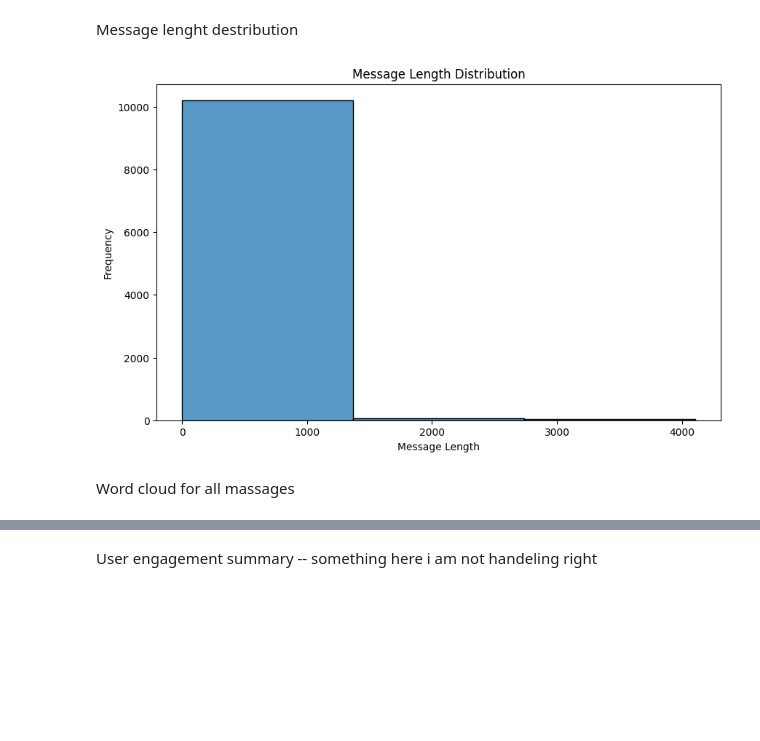
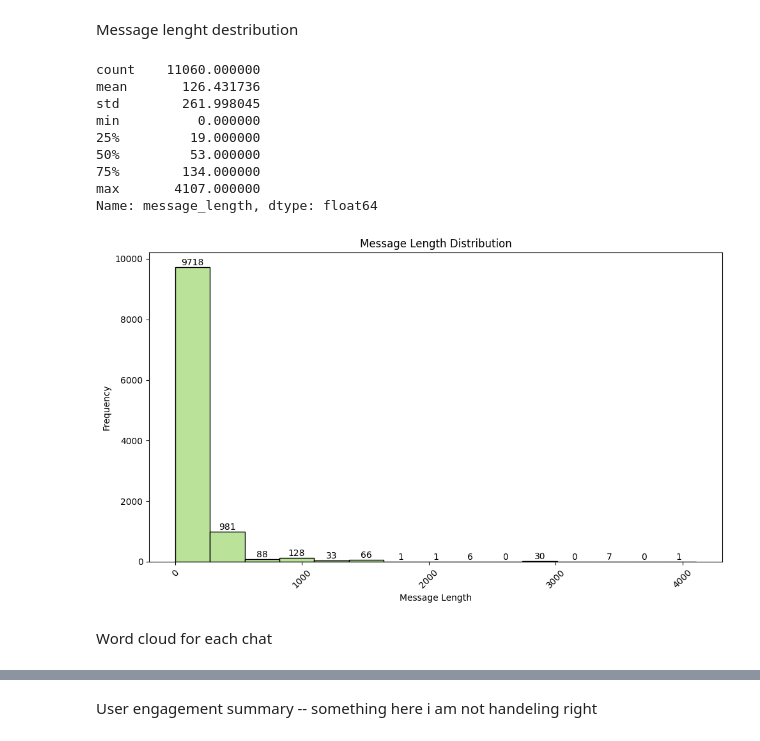
Before and after one commit to ada1312/telegram-scraping-etl, a Jupyter notebook: analysis/chat_analysis.ipynb, the cells around one changed output, grey strips where cells are left out. Saved outputs shown, nothing was run; the diff lists cells and outputs as text; code cells hidden in the pictures; blank space fills up the shorter version.

```diff
--- a/analysis/chat_analysis.ipynb
+++ b/analysis/chat_analysis.ipynb
@@ -270,0 +283,26 @@ Unique chat IDs after normalization:
+# %%
+# Find the top users in each chat
+top_users = human_messages_df.groupby(['chat_id', 'from_user'])['date'].count().reset_index(name='message_count')
+top_users = top_users.sort_values(['chat_id', 'message_count'], ascending=[True, False])
+
+# Merge with chat_info_df and user_info_df
+top_users_with_names = pd.merge(top_users, chat_info_df[['id', 'name']], left_on='chat_id', right_on='id', how='left')
+top_users_with_names = pd.merge(top_users_with_names, user_info_df[['id', 'first_name', 'last_name']], left_on='from_user', right_on='id', how='left')
+top_users_with_names['full_name'] = top_users_with_names['first_name'] + " " + top_users_with_names['last_name'].fillna('')
+
+# Print the top 5 users for each chat and create a histogram
+for chat_id, chat_users in top_users_with_names.groupby('chat_id'):
+    top_5_users = chat_users[['full_name', 'message_count']].head(5)
+    # Create a histogram for the top 5 users in this chat
+    ax = top_5_users.plot(x='full_name', y='message_count', kind='bar')
+    plt.title(f"Message Count for Top 5 Users in Chat: {chat_users['name'].unique()[0]}")
+    plt.xlabel("User")
+    plt.ylabel("Message Count")
+    plt.xticks(rotation=45)
+
+    # Add numbers on each bar
+    for p in ax.patches:
+        ax.annotate(str(p.get_height()), (p.get_x() + p.get_width() / 2, p.get_height()), ha='center', va='bottom')
+
+    plt.show()
+    print()
@@ -272,16 +314,36 @@ Unique chat IDs after normalization:
 Message lenght destribution
 # %%
 chat_history_df['message_length'] = chat_history_df['text'].astype(str).str.len()
+
+print(chat_history_df['message_length'].describe())
+
 plt.figure(figsize=(10, 6))
-sns.histplot(chat_history_df['message_length'], bins=3, kde=False)
+ax = sns.histplot(chat_history_df['message_length'], bins=15, kde=False)
 plt.title('Message Length Distribution')
 plt.xlabel('Message Length')
 plt.ylabel('Frequency')
+
+# Add numbering on top of each bar
+for i, p in enumerate(ax.patches):
+    ax.annotate(str(int(p.get_height())), (p.get_x() + p.get_width() / 2, p.get_height()), ha='center', va='bottom')
+
+# Increase the number of ticks on the x-axis
+plt.xticks(rotation=45)
+plt.tight_layout()
 plt.show()
 # %% [output]
+count    11060.000000
+mean       126.431736
+std        261.998045
+min          0.000000
+25%         19.000000
+50%         53.000000
+75%        134.000000
+max       4107.000000
+Name: message_length, dtype: float64
-[figure, old version]
+[figure, new version]
 # %% [markdown]
-Word cloud for all massages
+Word cloud for each chat
 # %%
 def create_word_cloud(text, stopwords, title):
     wordcloud = WordCloud(width=800, height=400, background_color='white', stopwords=stopwords).generate(text)
```
Also changed, not shown: parts of 22 cells of this notebook.
